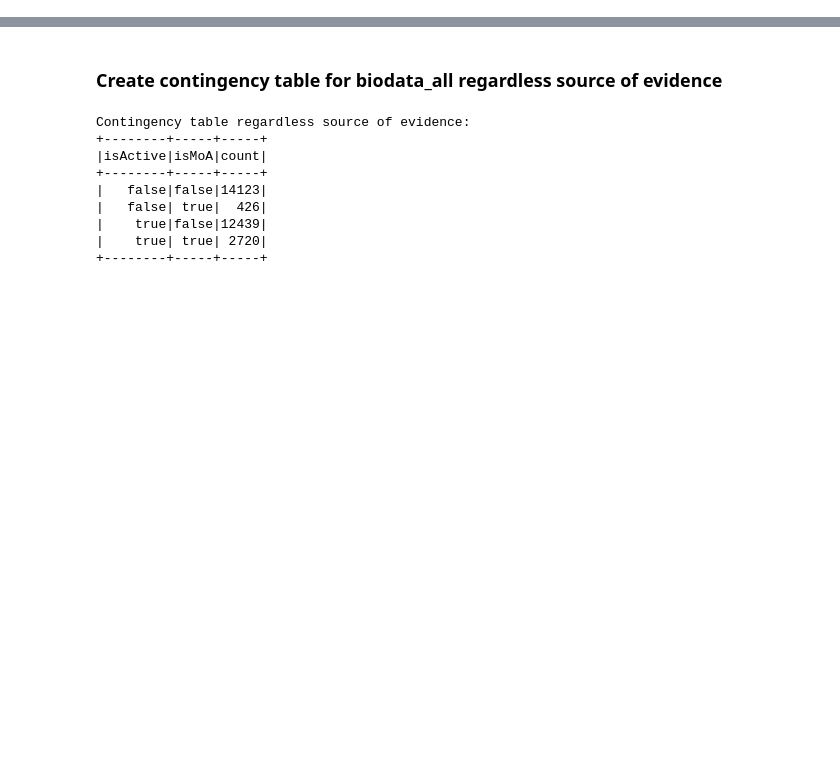
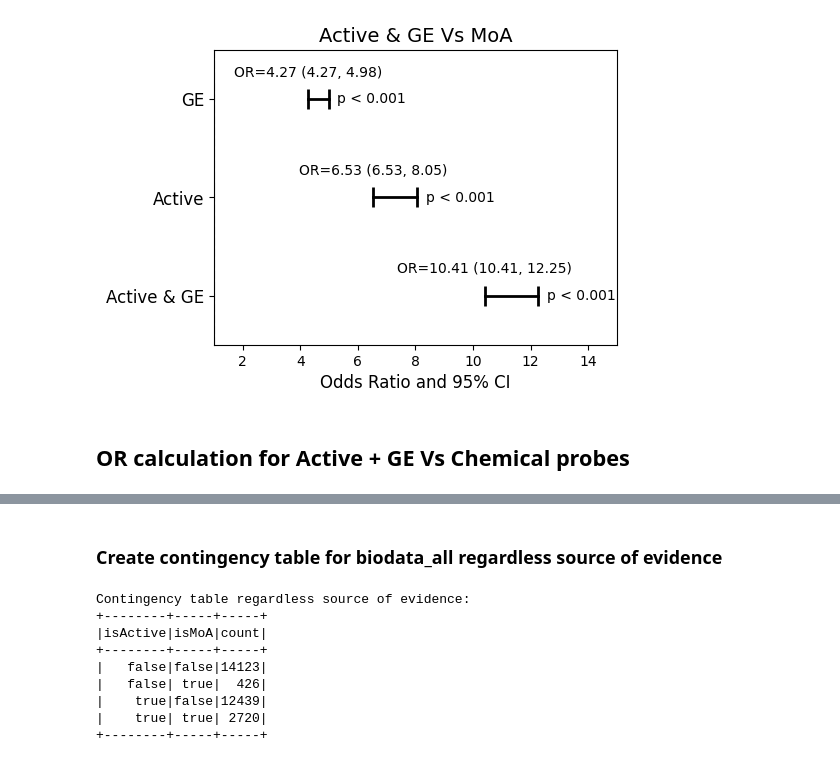
Before and after one commit to polrus/bioactivity, a Jupyter notebook: OR_calc.ipynb, the cells around one changed output, grey strips where cells are left out. Drawn from its saved outputs; the diff is of its cells as text; code cells hidden in the pictures; blank space fills up the shorter version.

```diff
--- a/OR_calc.ipynb
+++ b/OR_calc.ipynb
@@ -36,0 +221,30 @@ only showing top 20 rows
+# %%
+# 2x2 table for Active + hasGE Vs MoA
+contingency_table_AGM = (
+    biodata_GE_prob
+    .groupBy("activeAndGE", "isMoA")
+    .agg(F.count("*").alias("count"))
+    .orderBy("activeAndGE", "isMoA")
+)
+
+print("Contingency table hasGE Vs MoA:")
+contingency_table_AGM.show()
+contingency_table_AGM_list = contingency_table_AGM.collect()
+
+# Extract counts for Fisher's test
+a = contingency_table_AGM_list[0]['count']  # isActive = False, isMoA = False
+b = contingency_table_AGM_list[1]['count']  # isActive = False, isMoA = True
+c = contingency_table_AGM_list[2]['count']  # isActive = True, isMoA = False
+d = contingency_table_AGM_list[3]['count']  # isActive = True, isMoA = True
+
+# Fisher's Exact Test
+_, p_value_AGM = fisher_exact([[a, b], [c, d]])
+
+# 3. Compute Odds Ratio and its Confidence Interval
+or_ratio_AGM = (a * d) / (b * c)
+or_lower_AGM = np.exp(np.log(or_ratio_AGM) - 1.96*np.sqrt(1/a + 1/b + 1/c + 1/d))
+or_upper_AGM = np.exp(np.log(or_ratio_AGM) + 1.96*np.sqrt(1/a + 1/b + 1/c + 1/d))
+
+print(f"Odds Ratio for biodata with GE+: {or_ratio_AGM}")
+print(f"95% CI: ({or_lower_AGM}, {or_upper_AGM})")
+print(f"P-value: {p_value_AGM}")
@@ -36,0 +315,12 @@ only showing top 20 rows
+# %%
+# Sample data
+ORs = [or_lower_GM, or_lower_AM, or_lower_AGM]
+CIs = [(or_lower_GM, or_upper_GM), (or_lower_AM, or_upper_AM), (or_lower_AGM, or_upper_AGM)]
+p_values = [p_value_GM, p_value_AM, p_value_AGM]
+labels = ['GE', 'Active', 'Active & GE']
+
+forest_plot(ORs, CIs, p_values, labels, "MoA_v1", "Active & GE Vs MoA", figsize=(6, 4), xlim=(1, 15))
+# %% [output]
+[figure, added]
+# %% [markdown]
+## OR calculation for Active + GE Vs Chemical probes
```
Also changed, not shown: parts of 33 cells of this notebook, 7 other files.
